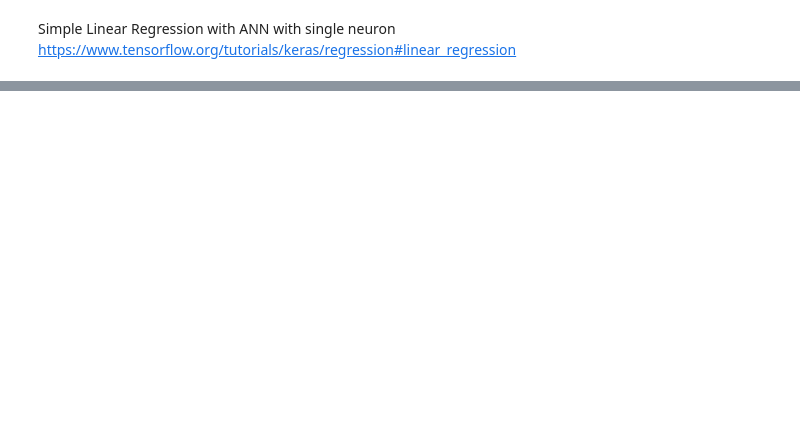
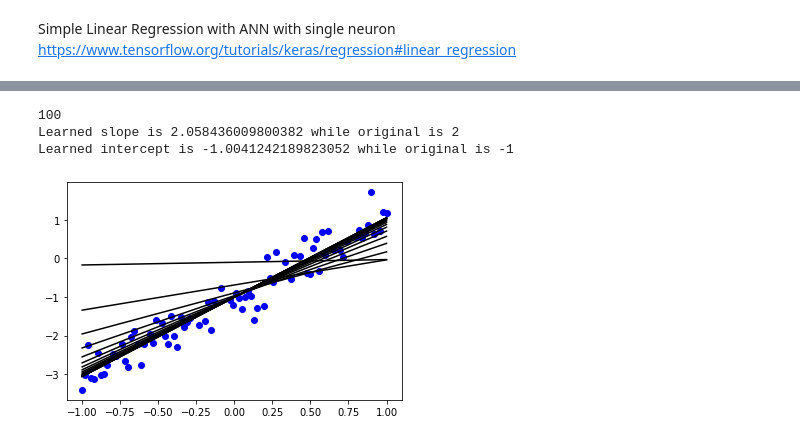
Before and after one commit to BojanKomazec/tensorflow-demo-notebooks, a Jupyter notebook: Simple_linear_regression_with_gradient_descent.ipynb, the cells around one changed output, grey strips where cells are left out. Drawn from its saved outputs; the diff is of its cells as text; code cells hidden in the pictures; blank space fills up the shorter version.

```diff
--- a/Simple_linear_regression_with_gradient_descent.ipynb
+++ b/Simple_linear_regression_with_gradient_descent.ipynb
@@ -87 +83,41 @@ print (k, b)
+# %%
+#
+# Learn parameters (Gradient Descent algorithm)
+#
+
+learning_rate = 0.1
+epochs = 200
+
+n = dataset_x.shape[0]
+print(n)
+
+# plot training set
+plt.plot(train_features['x'], train_labels, 'bo', label='Data')
+
+# Gradient Descent iterations
+for i in range(epochs):
+    # current predicted value of y (hypothesis)
+    h = k*dataset_x + b
+    dk = (1/n) * sum((h - dataset_y) * dataset_x)
+    db = (1/n) * sum(h - dataset_y)
+    k = k - learning_rate * dk
+    b = b - learning_rate * db
+
+    # Plot function approximation during learning.
+    # Observe how it gets closer to the original line.
+    if i % 10 == 0:
+      y = k*dataset_x + b
+      plt.plot(dataset_x, y, color='k', label='Predictions')
+
+print(f'Learned slope is {k} while original is {SLOPE}')
+print(f'Learned intercept is {b} while original is {INTERCEPT}')
+
+# k and b are approximations and will not completely match SLOPE and INTERCEPT
+# from the function we used to create a dataset. Increasing epochs numbers can
+# help up to certain level of accuracy.
+# %% [output]
+100
+Learned slope is 2.058436009800382 while original is 2
+Learned intercept is -1.0041242189823052 while original is -1
+[figure, added]
 # %%
```
Also changed, not shown: parts of 12 cells of this notebook.
